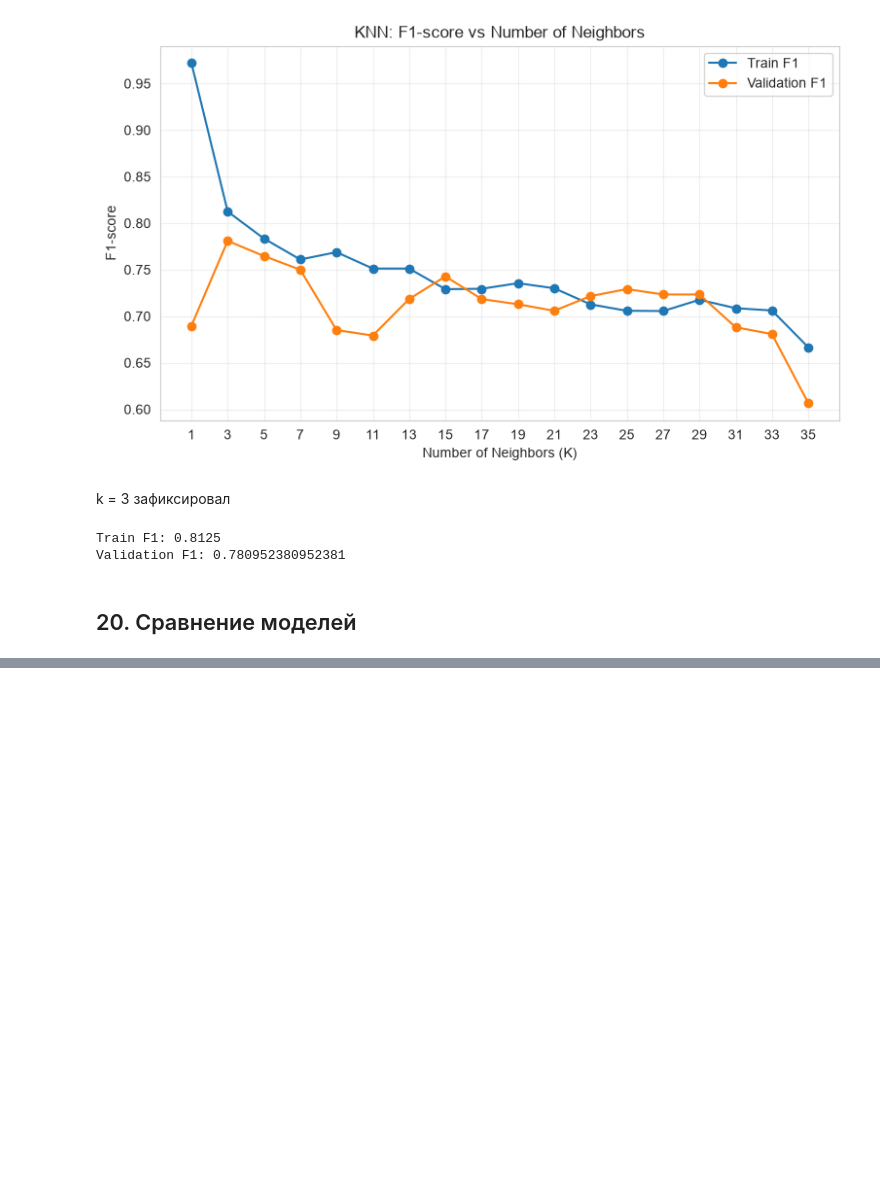
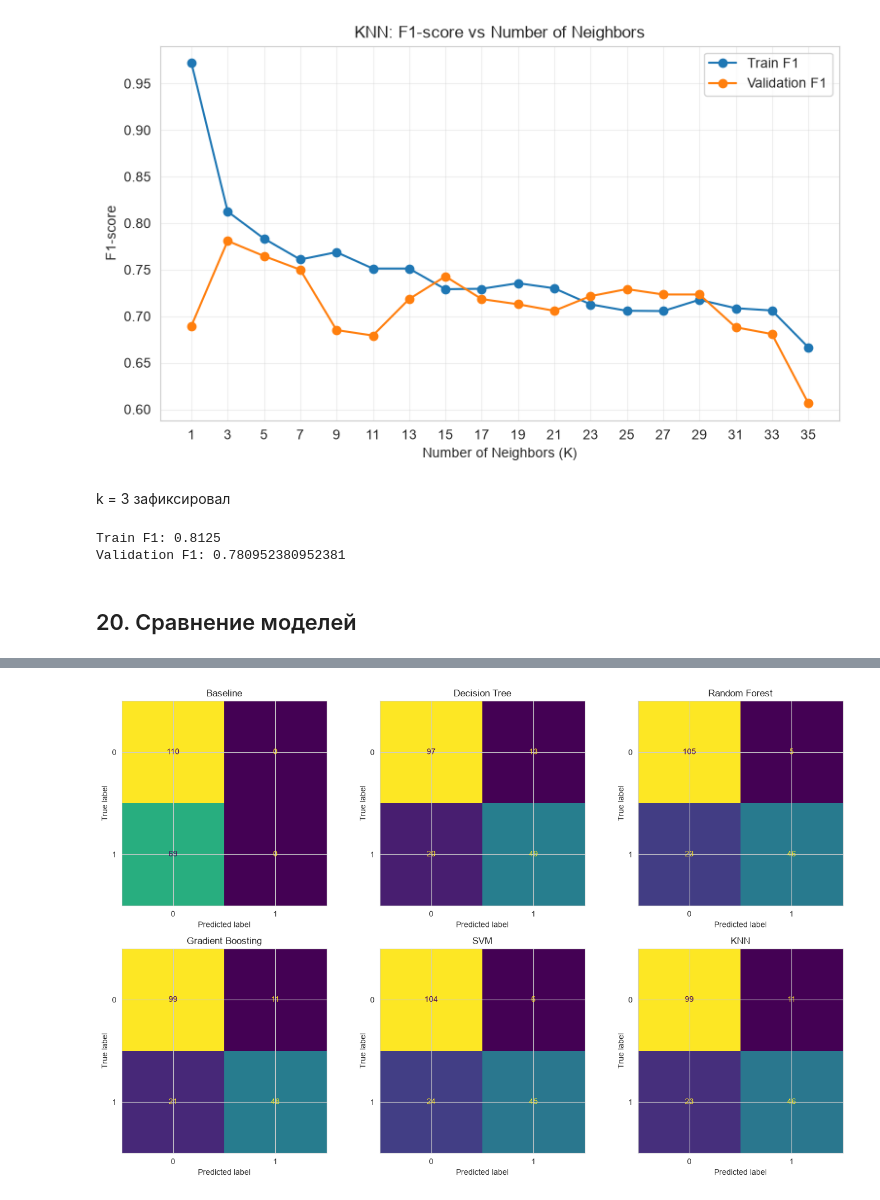
Before and after one commit to ArtYou23/ml_course_mai, a Jupyter notebook: classification/titanic.ipynb, the cells around one changed output, grey strips where cells are left out. Cells and saved outputs as stored; diff of their text form; code cells hidden in the pictures; blank space fills up the shorter version.

```diff
--- a/classification/titanic.ipynb
+++ b/classification/titanic.ipynb
@@ -640,3 +640,29 @@ Train F1: 0.8125
 Validation F1: 0.780952380952381
 # %% [markdown]
 ## 20. Сравнение моделей
+# %%
+predictions = {
+    "Baseline": baseline_pred,
+    "Decision Tree": tree_pred,
+    "Random Forest": forest_pred,
+    "Gradient Boosting": boosting_pred,
+    "SVM": svm_pred,
+    "KNN": knn_pred
+}
+
+results = []
+
+for name, pred in predictions.items():
+    results.append({
+        "Model": name,
+        "Accuracy": accuracy_score(y_val, pred),
+        "Precision": precision_score(y_val, pred, zero_division=0),
+        "Recall": recall_score(y_val, pred),
+        "F1": f1_score(y_val, pred)
+    })
+
+val_table = pd.DataFrame(results).sort_values(
+    "F1", ascending=False
+)
+
+display(val_table.round(3))
@@ -642,0 +721,17 @@ Validation F1: 0.780952380952381
+# %%
+fig, axes = plt.subplots(2, 3, figsize=(14, 9))
+
+for ax, (name, pred) in zip(axes.flat, test_predictions.items()):
+    ConfusionMatrixDisplay.from_predictions(
+        y_test,
+        pred,
+        labels=[0, 1],
+        ax=ax,
+        colorbar=False
+    )
+    ax.set_title(name)
+
+plt.tight_layout()
+plt.show()
+# %% [output]
+[figure, added]
```
Also changed, not shown: parts of 7 cells of this notebook.
